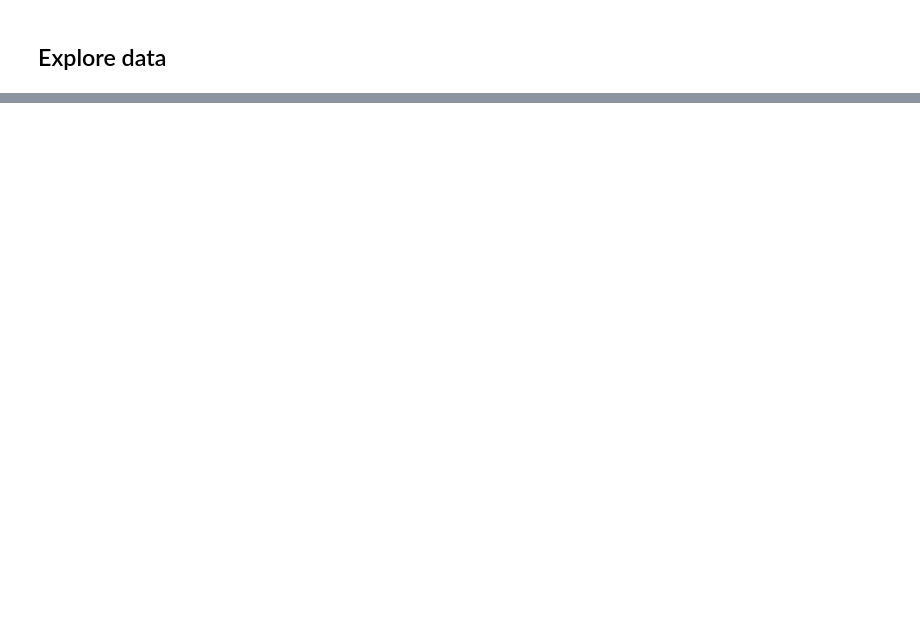
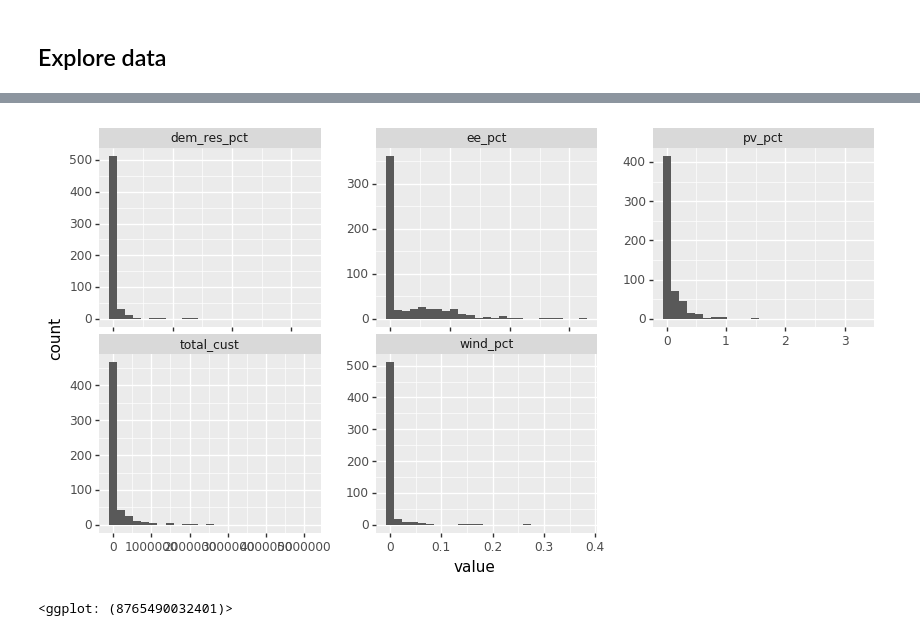
Before and after one commit to gloriadli/DS1_Final_Project, a Jupyter notebook: Data-Modelling.ipynb, the cells around one changed output, grey strips where cells are left out. Cells and saved outputs as stored; diff of their text form; code cells hidden in the pictures; blank space fills up the shorter version.

```diff
--- a/Data-Modelling.ipynb
+++ b/Data-Modelling.ipynb
@@ -107,0 +218,23 @@ KeyboardInterrupt:
+# %%
+# Version 4 use sqrt transform
+df_19_sqrt = df_19.copy()
+
+df_19_sqrt['pv_pct'] = np.sqrt(df_19_sqrt['pv_pct'])
+df_19_sqrt['wind_pct'] = np.sqrt(df_19_sqrt['wind_pct'])
+df_19_sqrt['ee_pct'] = np.sqrt(df_19_sqrt['ee_pct'])
+df_19_sqrt['dem_res_pct'] = np.sqrt(df_19_sqrt['dem_res_pct'])
+# %%
+y = df_19_sqrt['saidi_nomed']
+X = df_19_sqrt[['total_cust','pv_pct','wind_pct','ee_pct','dem_res_pct']]
+train_X_sqrt, test_X_sqrt, train_y_sqrt, test_y_sqrt = train_test_split(X,y,test_size=.25,random_state=1997)
+# %%
+(
+    ggplot(train_X_sqrt.melt(),aes(x="value")) +
+    geom_histogram(bins=25) +
+    facet_wrap("variable",scales='free') +
+    theme(figure_size=(10,5),
+          subplots_adjust={'wspace':0.25})
+)
+# %% [output]
+[figure, added]
+<ggplot: (8765490032401)>
```
Also changed, not shown: parts of 66 cells of this notebook, 6 other files.
